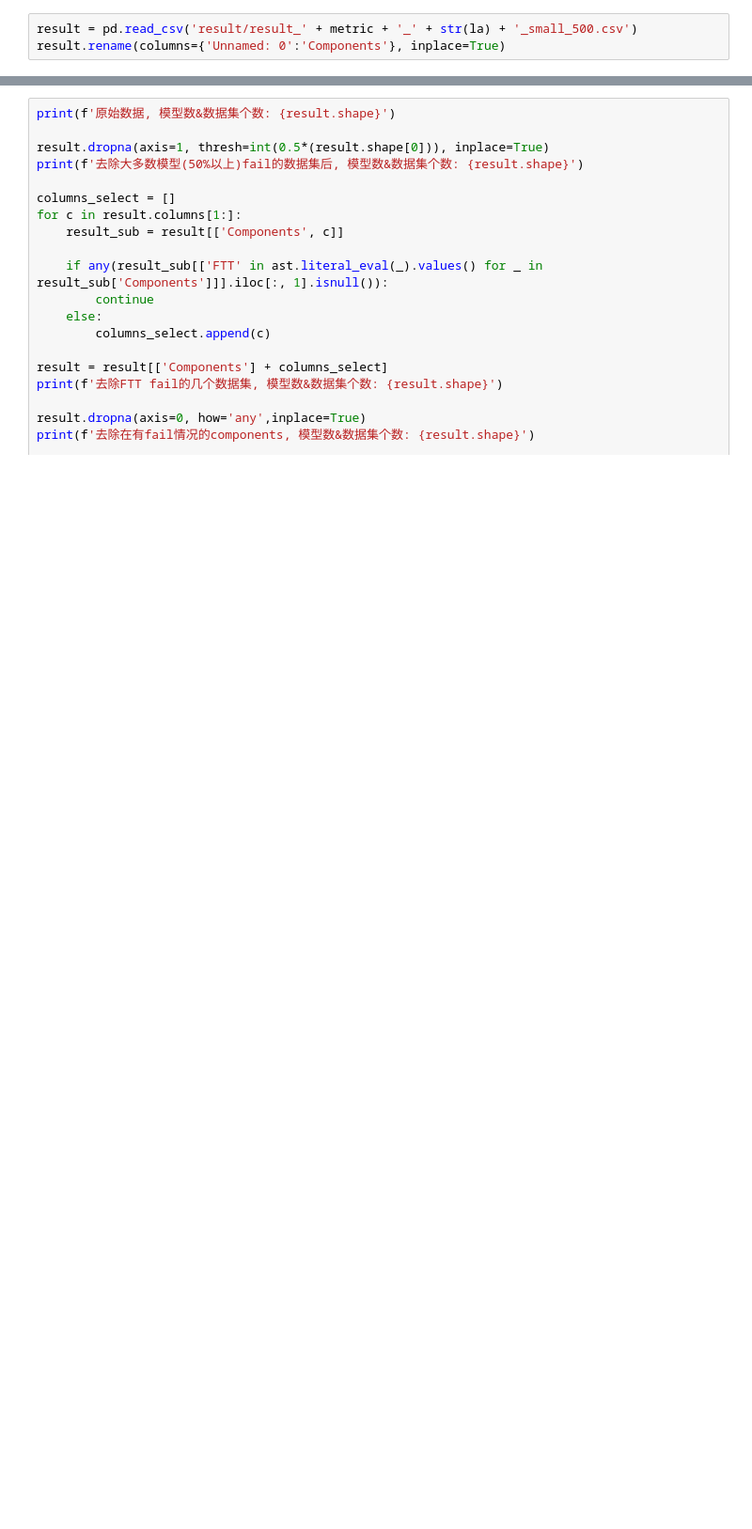
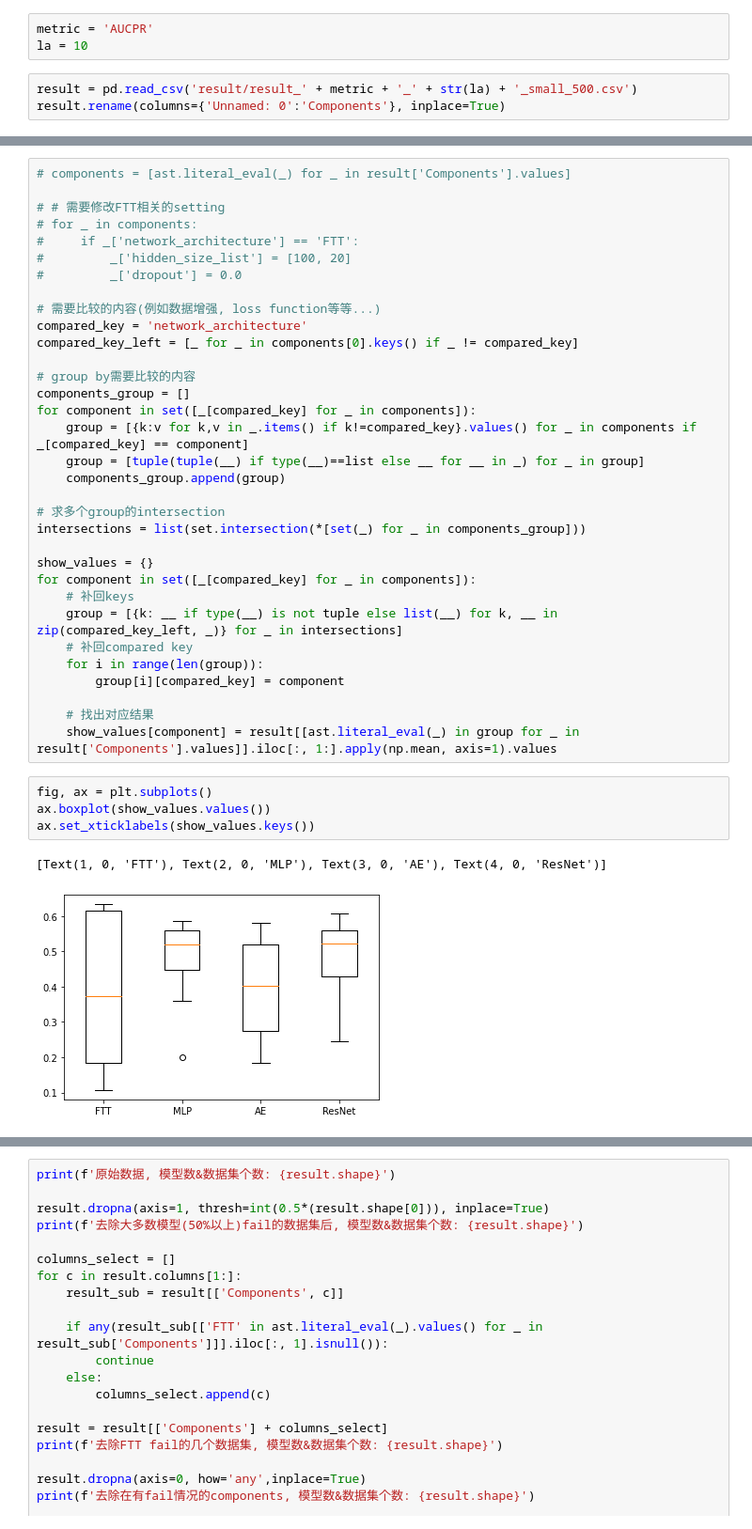
Before and after one commit to Minqi824/ADGym, a Jupyter notebook: result_analysis.ipynb, the cells around one changed output, grey strips where cells are left out. Shown at 94% size. Drawn from its saved outputs; the diff is of its cells as text; blank space fills up the shorter version.

```diff
--- a/result_analysis.ipynb
+++ b/result_analysis.ipynb
@@ -21,3 +19,6 @@ test_dataset = '41_Waveform'
+# %%
+metric = 'AUCPR'
+la = 10
 # %%
 result = pd.read_csv('result/result_' + metric + '_' + str(la) + '_small_500.csv')
 result.rename(columns={'Unnamed: 0':'Components'}, inplace=True)
@@ -23,0 +35,40 @@ result.rename(columns={'Unnamed: 0':'Components'}, inplace=True)
+# %%
+# components = [ast.literal_eval(_) for _ in result['Components'].values]
+
+# # 需要修改FTT相关的setting
+# for _ in components:
+#     if _['network_architecture'] == 'FTT':
+#         _['hidden_size_list'] = [100, 20]
+#         _['dropout'] = 0.0
+
+# 需要比较的内容(例如数据增强, loss function等等...)
+compared_key = 'network_architecture'
+compared_key_left = [_ for _ in components[0].keys() if _ != compared_key]
+
+# group by需要比较的内容
+components_group = []
+for component in set([_[compared_key] for _ in components]):
+    group = [{k:v for k,v in _.items() if k!=compared_key}.values() for _ in components if _[compared_key] == component]
+    group = [tuple(tuple(__) if type(__)==list else __ for __ in _) for _ in group]
+    components_group.append(group)
+
+# 求多个group的intersection
+intersections = list(set.intersection(*[set(_) for _ in components_group]))
+
+show_values = {}
+for component in set([_[compared_key] for _ in components]):
+    # 补回keys
+    group = [{k: __ if type(__) is not tuple else list(__) for k, __ in zip(compared_key_left, _)} for _ in intersections]
+    # 补回compared key
+    for i in range(len(group)):
+        group[i][compared_key] = component
+
+    # 找出对应结果
+    show_values[component] = result[[ast.literal_eval(_) in group for _ in result['Components'].values]].iloc[:, 1:].apply(np.mean, axis=1).values
+# %%
+fig, ax = plt.subplots()
+ax.boxplot(show_values.values())
+ax.set_xticklabels(show_values.keys())
+# %% [output]
+[Text(1, 0, 'FTT'), Text(2, 0, 'MLP'), Text(3, 0, 'AE'), Text(4, 0, 'ResNet')]
+[figure, added]
```
Also changed, not shown: parts of 5 cells of this notebook, 4 other files.
